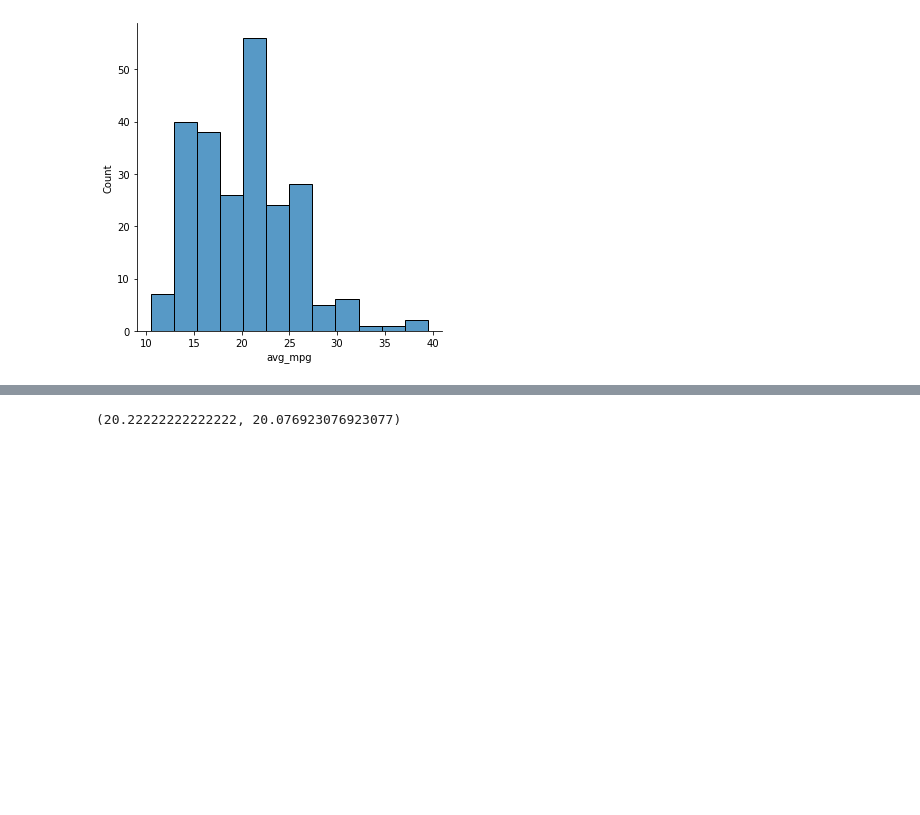
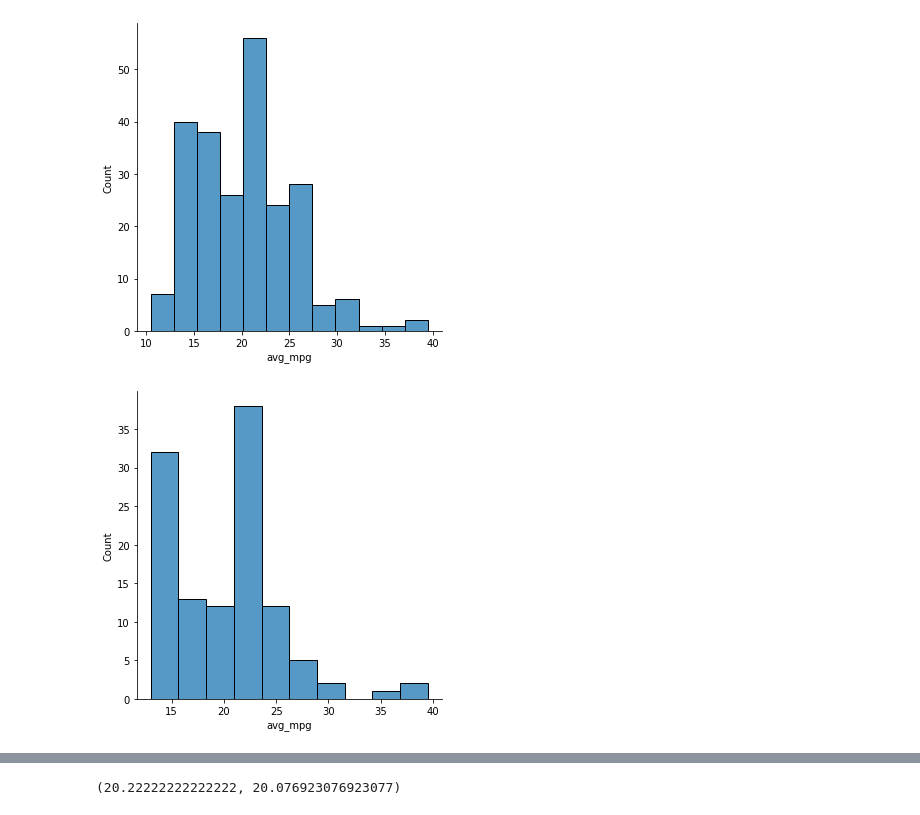
Before and after one commit to jeffakins/statistics_exercises, a Jupyter notebook: hypothesis_testing.ipynb, the cells around one changed output, grey strips where cells are left out. Cells and saved outputs as stored; diff of their text form; code cells hidden in the pictures; blank space fills up the shorter version.

```diff
--- a/hypothesis_testing.ipynb
+++ b/hypothesis_testing.ipynb
@@ -131,3 +131,9 @@ sns.displot(year_diff_df.avg_mpg)
 plt.show()
 # %% [output]
 [figure]
+# %%
+# 1999 cars average mpg
+sns.displot(year_diff_df[year_diff_df.year == 1999].avg_mpg)
+plt.show()
+# %% [output]
+[figure, added]
```
Also changed, not shown: parts of 13 cells of this notebook.
